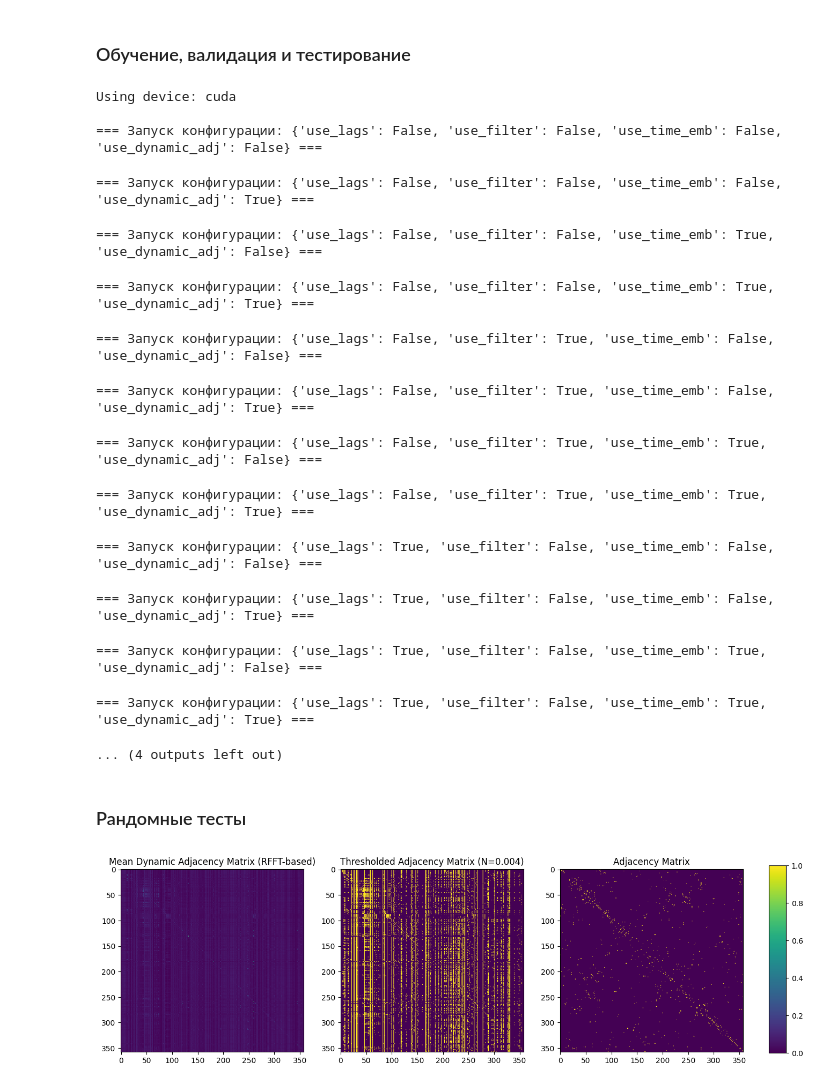
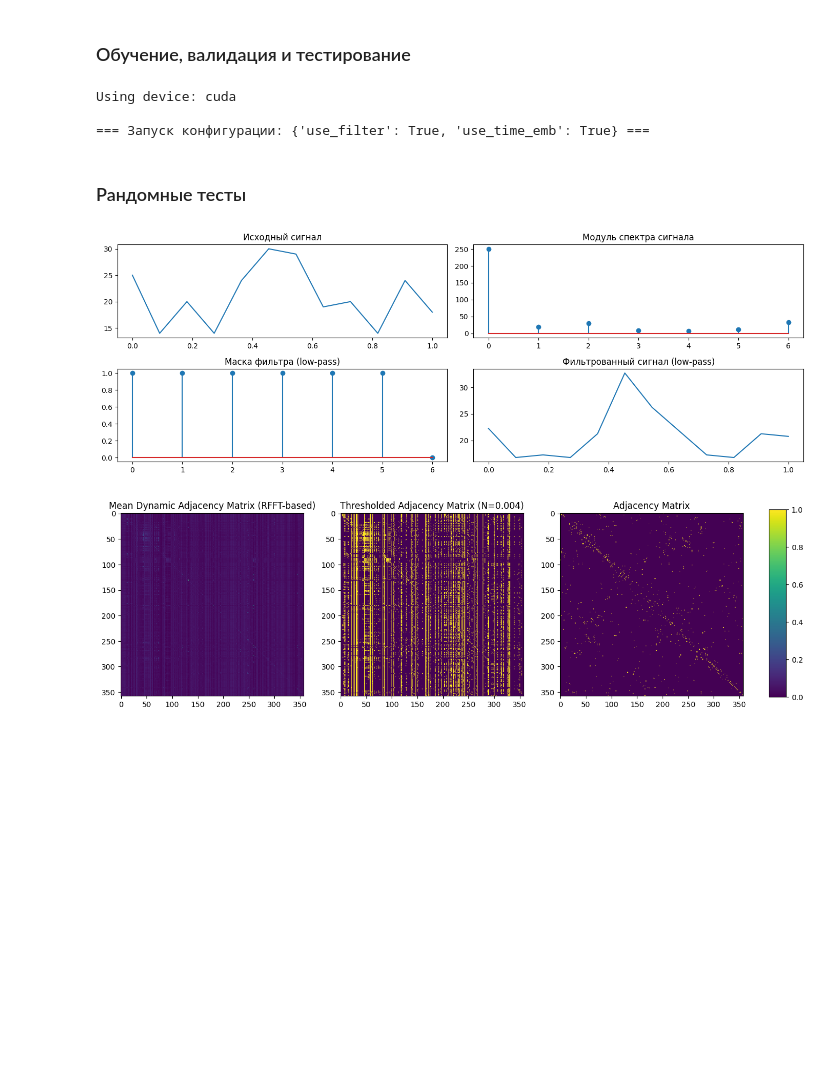
Before and after one commit to Liyubov/traffic_prediction_model, a Jupyter notebook: notebooks/train.ipynb, the cells around one changed output. Saved outputs shown, nothing was run; the diff lists cells and outputs as text; code cells hidden in the pictures; blank space fills up the shorter version.

```diff
--- a/notebooks/train.ipynb
+++ b/notebooks/train.ipynb
@@ -3937,8 +4024,12 @@ def create_gwnet_model(use_lags=False, use_filter=False, use_time_emb=False, use
                  use_dynamic_adj=use_dynamic_adj).to(device)
 
 # === Перебор всех комбинаций флагов ===
-flags = ['use_lags', 'use_filter', 'use_time_emb', 'use_dynamic_adj']
-combinations = list(itertools.product([False, True], repeat=4))
+# flags = ['use_lags', 'use_filter', 'use_time_emb', 'use_dynamic_adj']
+# combinations = list(itertools.product([False, True], repeat=4))
+
+flags = ['use_filter', 'use_time_emb']
+# combinations = list(itertools.product([True], repeat=1))
+combinations = [(True, True)]
 
 for combo in combinations:
     config = dict(zip(flags, combo))
@@ -3952,7 +4043,7 @@ for combo in combinations:
     optimizer = optim.Adam(model.parameters(), lr=1e-3, weight_decay=1e-4)
 
     # TensorBoard логирование
-    log_dir = "runs/GWNet_Logs/PEMS03 v2/" + "_".join([f"{k}={int(v)}" for k, v in config.items()])
+    log_dir = "runs/GWNet_Logs/PEMS03 v4/" + "_".join([f"{k}={int(v)}" for k, v in config.items()])
     writer = SummaryWriter(log_dir=log_dir)
 
     # Тестовый вывод параметров модели
@@ -3966,25 +4057,62 @@ for combo in combinations:
 # %% [output]
 Using device: cuda
 
-=== Запуск конфигурации: {'use_lags': False, 'use_filter': False, 'use_time_emb': False, 'use_dynamic_adj': False} ===
+=== Запуск конфигурации: {'use_filter': True, 'use_time_emb': True} ===
-=== Запуск конфигурации: {'use_lags': False, 'use_filter': False, 'use_time_emb': False, 'use_dynamic_adj': True} ===
-=== Запуск конфигурации: {'use_lags': False, 'use_filter': False, 'use_time_emb': True, 'use_dynamic_adj': False} ===
-=== Запуск конфигурации: {'use_lags': False, 'use_filter': False, 'use_time_emb': True, 'use_dynamic_adj': True} ===
-=== Запуск конфигурации: {'use_lags': False, 'use_filter': True, 'use_time_emb': False, 'use_dynamic_adj': False} ===
-=== Запуск конфигурации: {'use_lags': False, 'use_filter': True, 'use_time_emb': False, 'use_dynamic_adj': True} ===
-=== Запуск конфигурации: {'use_lags': False, 'use_filter': True, 'use_time_emb': True, 'use_dynamic_adj': False} ===
-=== Запуск конфигурации: {'use_lags': False, 'use_filter': True, 'use_time_emb': True, 'use_dynamic_adj': True} ===
-=== Запуск конфигурации: {'use_lags': True, 'use_filter': False, 'use_time_emb': False, 'use_dynamic_adj': False} ===
-=== Запуск конфигурации: {'use_lags': True, 'use_filter': False, 'use_time_emb': False, 'use_dynamic_adj': True} ===
-=== Запуск конфигурации: {'use_lags': True, 'use_filter': False, 'use_time_emb': True, 'use_dynamic_adj': False} ===
-=== Запуск конфигурации: {'use_lags': True, 'use_filter': False, 'use_time_emb': True, 'use_dynamic_adj': True} ===
-... (4 outputs left out)
 # %%
 # # Инициализация TensorBoard
 # writer = SummaryWriter(log_dir=f"runs/My GWNet/PEMS03//")
 # train_val_test_model(model, train_loader, val_loader, test_loader, epochs=100, writer=writer)
 # %% [markdown]
 ### Рандомные тесты
+# %%
+import torch
+import numpy as np
+import matplotlib.pyplot as plt
+
+# # 1. Входной сигнал: сумма синусоид (пример)
+L = 12
+t = np.linspace(0, 1, L)
+
+# 2. Прямое FFT
+x_fft = torch.fft.rfft(x.permute(0, 3, 2, 1)[0, 0, 0, :], n=L, dim=-1)
+
+# 3. Обучаемый фильтр -- для примера возьмём просто low-pass (не обучаемый)
+fft_len_half = L // 2 + 1
+K_real = torch.ones(1, 1, 1, fft_len_half)
+K_imag = torch.zeros(1, 1, 1, fft_len_half)
+K_real[0, 0, 0, 6:] = 0  # Пропускаем только частоты до 8-й
+
+K = torch.complex(K_real, K_imag).to(x.device)
+
+# 4. Применяем фильтр
+x_filtered_fft = x_fft * K
+
+# 5. Обратное FFT
+x_filtered = torch.fft.irfft(x_filtered_fft, n=L, dim=-1)
+
+# --- Визуализация ---
+plt.figure(figsize=(14,5))
+
+plt.subplot(2,2,1)
+plt.title("Исходный сигнал")
+plt.plot(t, x.permute(0, 3, 2, 1)[0, 0, 0, :].cpu().numpy().flatten())
+
+plt.subplot(2,2,2)
+plt.title("Модуль спектра сигнала")
+plt.stem(np.abs(x_fft.cpu().numpy().flatten()))
+
+plt.subplot(2,2,3)
+plt.title("Маска фильтра (low-pass)")
+plt.stem(K_real.numpy().flatten())
+
+plt.subplot(2,2,4)
+plt.title("Фильтрованный сигнал (low-pass)")
+plt.plot(t, x_filtered.cpu().numpy().flatten())
+
+plt.tight_layout()
+plt.show()
+# %% [output]
+[figure, added]
 # %%
 train_iter = iter(test_loader)
 history_data = next(train_iter)[0].to(device)  # Получаем один батч данных
```
Also changed, not shown: parts of 3 cells of this notebook, 4 other files.
